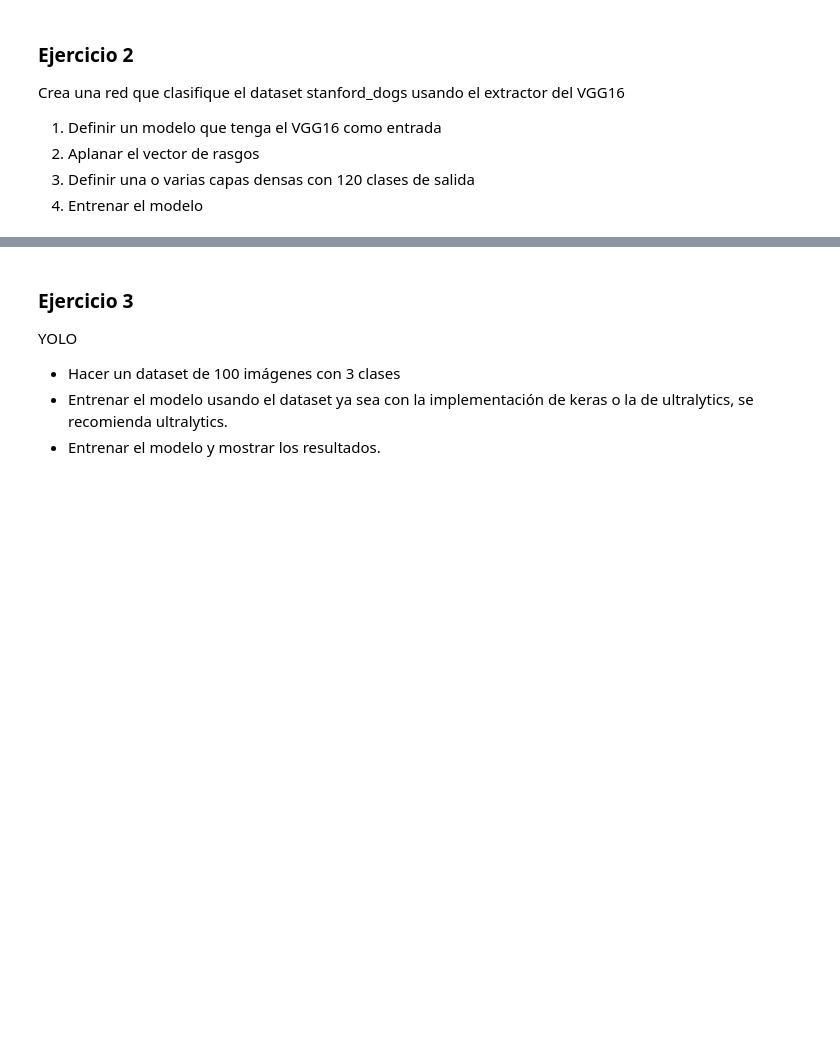
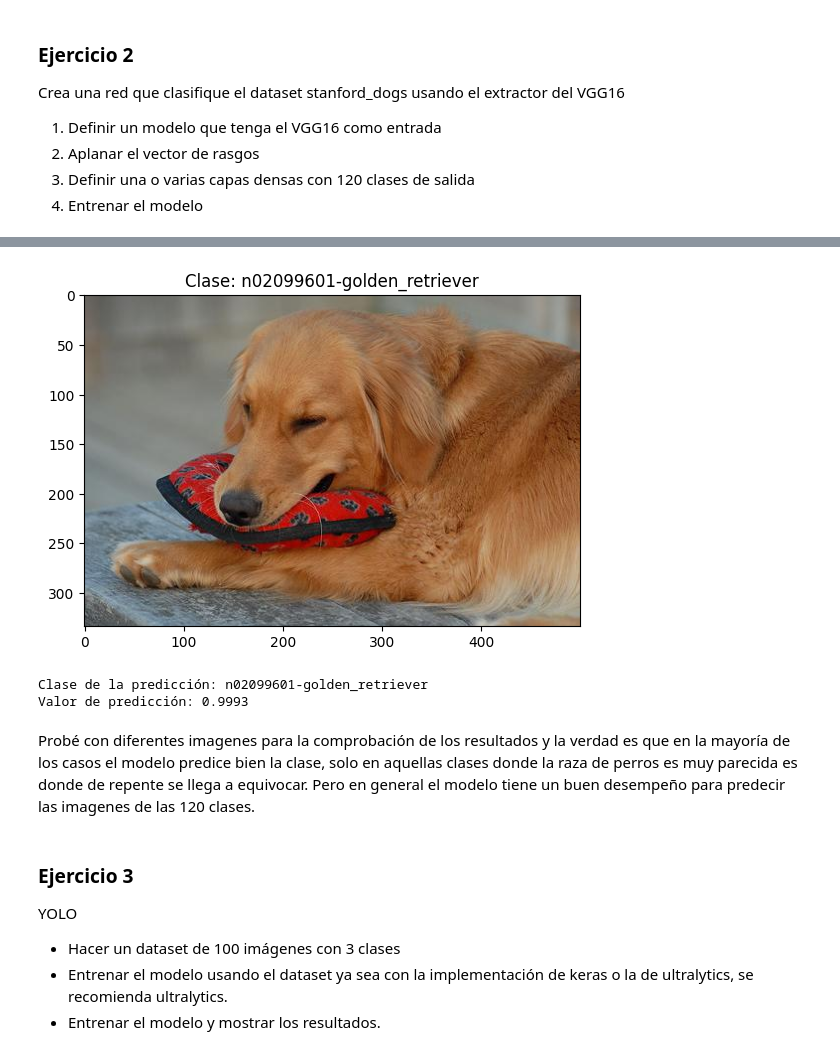
Before and after one commit to IsmaelOr/DiplomadoIA, a Jupyter notebook: ModuloVI/mainIsOrEs.ipynb, the cells around one changed output, grey strips where cells are left out. Drawn from its saved outputs; the diff is of its cells as text; code cells hidden in the pictures; blank space fills up the shorter version.

Commit message:
Ejercicio 1 y 2 finalizado del Modelo 6

```diff
--- a/ModuloVI/mainIsOrEs.ipynb
+++ b/ModuloVI/mainIsOrEs.ipynb
@@ -307,0 +327,4 @@ Crea una red que clasifique el dataset stanford_dogs usando el extractor del VGG
+# %%
+# Durante clase el dataset lo descargamos con tensorflow_datasets, sin embargo como yo estoy utilizando pyTorch la alternativa es descargalo mediante kaggle.
+path = kagglehub.dataset_download("jessicali9530/stanford-dogs-dataset") # El dataset en kaggle tiene la misma información: 120 clases y 20,580 imagenes
+print("Dataset descargado en:", path) # Kaggle almacena los dataset en una carpeta de cache para poder reutilizarlo y que no se descargue cada que ejecutamos el código.
@@ -307,0 +405,15 @@ Crea una red que clasifique el dataset stanford_dogs usando el extractor del VGG
+# %%
+# Retomando el comentario anterior sobre sobreescribir la parte superior del modelo, en este fragmento lo realizaremos.
+# La parte superior del modelo es el classifier, por lo tanto lo modificamos para que se ajuste a nuestras salidas que son 120.
+
+model.classifier = nn.Sequential(
+    nn.Linear(25088, 512), # Capa densa que recibe como entrada el resultado del Flatten del VGG16
+    nn.ReLU(), # Incluimos una relu como función de activiación
+    nn.Dropout(0.5), # Apagamos aleatoriamente el 50% de las neuronas en el entrenamiento
+    nn.Linear(512, NUM_CLASSES) # Nuestra capa final de clasificación, para que nuestro modelo tenga una salida de 120 clases
+)
+# %%
+model = model.to(device) # Enviamos el modelo a la GPU para aprovecharla
+# %%
+criterion = nn.CrossEntropyLoss() # Función de pérdida: Combina Softmax + Cálculo de error
+optimizer = torch.optim.Adam(model.classifier.parameters(), lr=0.001) # Para ajustar los pesos del modelo durante el entrenamiento, utilizaremos Adam (En clase se dijo que era el bueno)
@@ -308,3 +508,35 @@ Crea una red que clasifique el dataset stanford_dogs usando el extractor del VGG
+# %%
+# Este fragmento de código es para realizar una prueba de predicción de una imagen con nuestro modelo.
+class_names = full_dataset.classes # Obtenemos todas las clases de nuestro dataset para saber el nombre de la clase que se predijo más adelante
+
+class_label_image = 'n02099601-golden_retriever' # Seleccionamos una clase que queramos poner a prueba, en este caso yo elegí esta pero puede ser cualquiera.
+
+img_path = os.path.join(path,"images","Images",class_label_image,"n02099601_10.jpg") # Ingrese a las carpetas manualmente para elegir una imagen.
+
+img = Image.open(img_path).convert("RGB") # Cargamos la imagen y la abrimos en formato RGB que es el que necesitamos
+
+plt.imshow(img) # Mostramos una figura con la imagen que estamos evaluando
+plt.title(f"Clase: {class_label_image}")  # Mostramos la clase que sabemos que es la imagen, esta no es la predicha por el modelo, es como esta etiquetada
+plt.show()
+
+input_tensor = val_transform(img).unsqueeze(0).to(device) # Le realizamos las transformaciones correspondientes a la imagen con val_transform para que sea compatible con nuestro modelo.
+
+# Predicción
+model.eval()
+with torch.no_grad():
+    output = model(input_tensor)
+    probs = torch.softmax(output, dim=1).cpu().numpy()[0] # Aquí lo que queremos es saber la predicción y no como tal saber el loss y accuracy. Por lo tanto metemos la función softmax a la salida de nuestra red.
+
+pred_class = np.argmax(probs) # Obtenemos el indice de la clase que contenga el valor máximo, ya que este es el que estaría prediciendo.
+
+print(f"Clase de la predicción: {class_names[pred_class]}") # La clase de la predicción
+print(f"Valor de predicción: {probs[pred_class]:.4f}") # El valor de la predicción
+# %% [output]
+[figure, added]
+Clase de la predicción: n02099601-golden_retriever
+Valor de predicción: 0.9993
+# %% [markdown]
+Probé con diferentes imagenes para la comprobación de los resultados y la verdad es que en la mayoría de los casos el modelo predice bien la clase, solo en aquellas clases donde la raza de perros es muy parecida es donde de repente se llega a equivocar. Pero en general el modelo tiene un buen desempeño para predecir las imagenes de las 120 clases.
 # %% [markdown]
 ### Ejercicio 3
 
```
Also changed, not shown: parts of 17 cells of this notebook.
